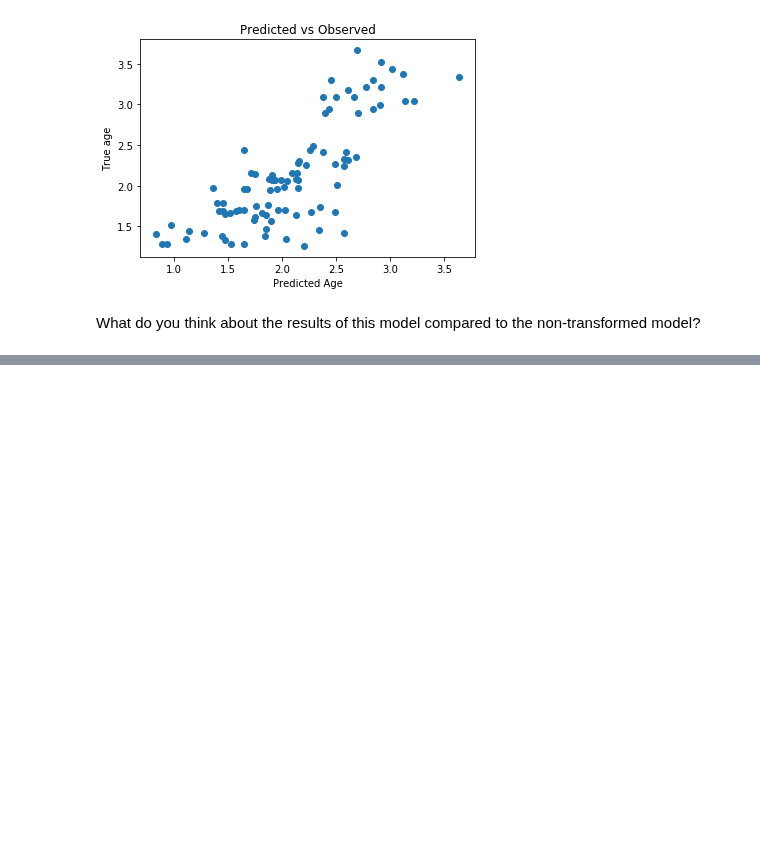
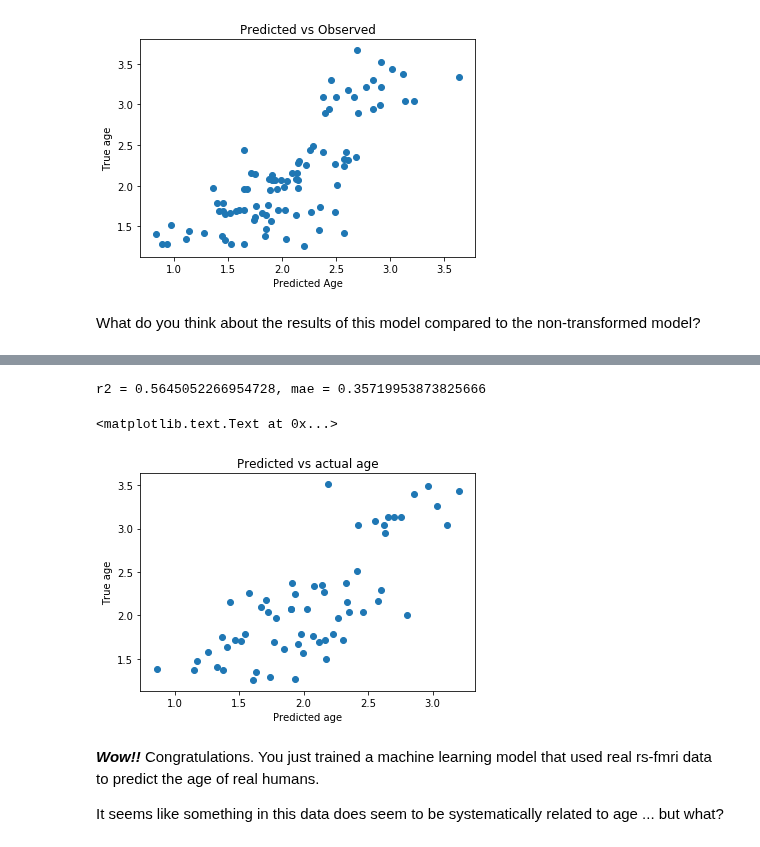
Before and after one commit to illdopejake/RS2018_Nilearn_tutorial, a Jupyter notebook: Nilearn_tutorial_2018.ipynb, the cells around one changed output, grey strips where cells are left out. Saved outputs shown, nothing was run; the diff lists cells and outputs as text; code cells hidden in the pictures; blank space fills up the shorter version.

```diff
--- a/Nilearn_tutorial_2018.ipynb
+++ b/Nilearn_tutorial_2018.ipynb
@@ -776,0 +810,22 @@ What do you think about the results of this model compared to the non-transforme
+# %%
+l_svr.fit(X_train, log_y_train) # fit to training data
+y_pred = l_svr.predict(X_test) # predict age using testing data
+r2 = l_svr.score(X_test, log_y_test) # get r2 score
+mae = mean_absolute_error(y_pred=y_pred, y_true=log_y_test) # get mae
+
+# print results
+print('r2 = %s, mae = %s'%(r2,mae))
+
+# plot results
+plt.scatter(y_pred, log_y_test)
+plt.title('Predicted vs actual age')
+plt.xlabel('Predicted age')
+plt.ylabel('True age')
+# %% [output]
+r2 = 0.5645052266954728, mae = 0.35719953873825666
+<matplotlib.text.Text at 0x...>
+[figure, added]
+# %% [markdown]
+***Wow!!*** Congratulations. You just trained a machine learning model that used real rs-fmri data to predict the age of real humans.
+
+It seems like something in this data does seem to be systematically related to age ... but what?
```
Also changed, not shown: parts of 14 cells of this notebook.
